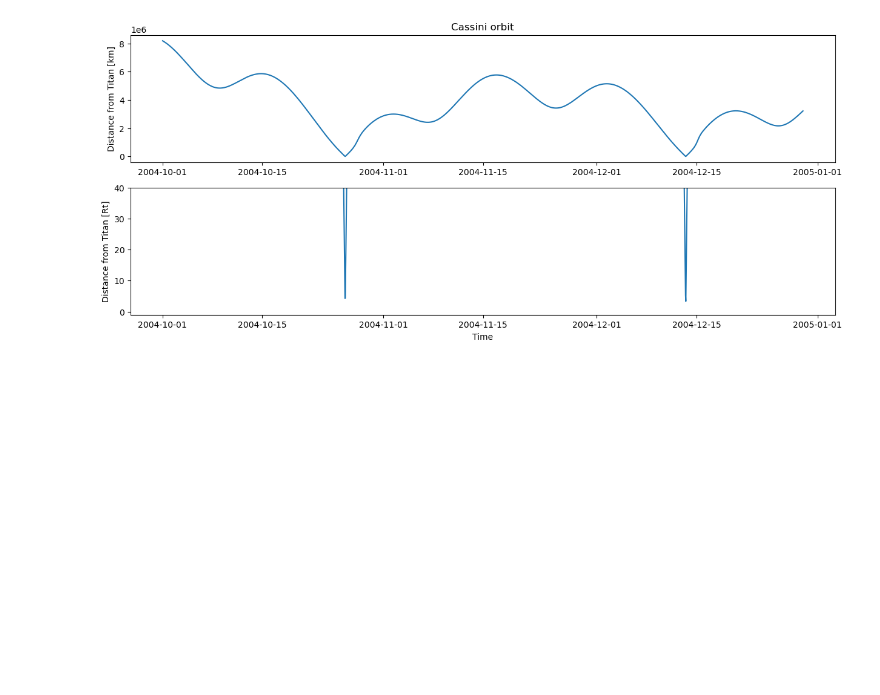
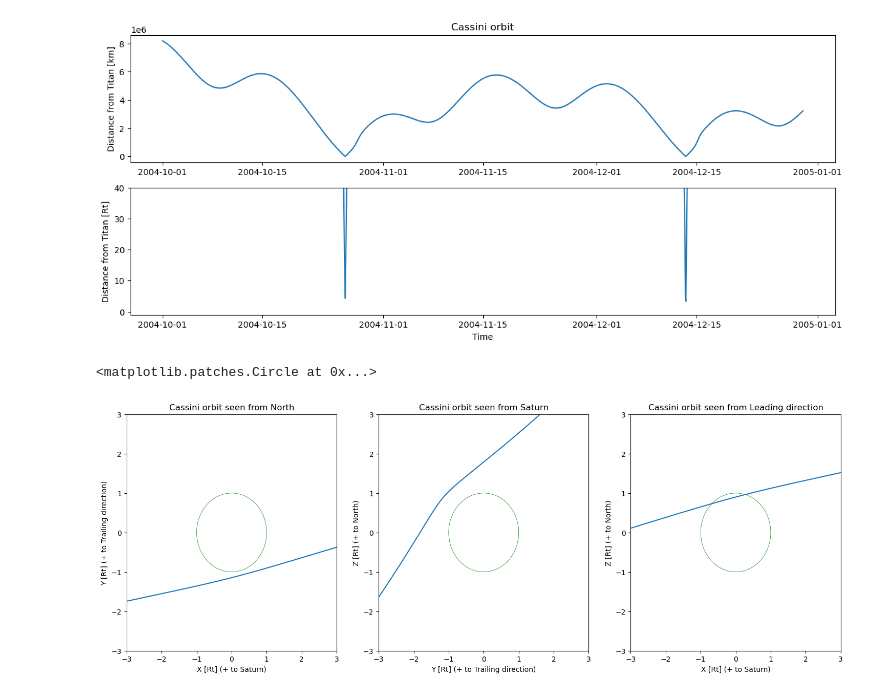
Before and after one commit to tsuchiya-f/spice_orb, a Jupyter notebook: code/plot_cassini_orb.ipynb, the cells around one changed output. Drawn from its saved outputs; the diff is of its cells as text; code cells hidden in the pictures; blank space fills up the shorter version.

Commit message:
update CASSINI plot

```diff
--- a/code/plot_cassini_orb.ipynb
+++ b/code/plot_cassini_orb.ipynb
@@ -91,3 +93,50 @@ ax2.set_ylim([-1.0,40.0])
 # %% [output]
 (-1.0, 40.0)
 [figure]
+# %%
+# set date/time
+utctim = '2004-10-20T00:00:30'    # start date/time
+dt = 60            # time step [second]
+nd = 60*24*10      # number of data
+et_ex = spice.str2et(utctim)        # seconds
+et = et_ex + dt * np.arange(0, nd)
+
+# calculate target position with spice
+x, y, z, r, lat, lon = my_lib.get_pos_xref(
+    et, ref='IAU_SATURN', tar='CASSINI', org='TITAN', x_ref='SATURN', corr='LT+S')
+# %%
+#plot
+ascale = 3.0
+
+fig, (ax1, ax2, ax3) = plt.subplots(
+    1, 3, figsize=(18.0, 6.0))
+
+ax1.plot(x/titan_km, y/titan_km)
+ax1.set_title('Cassini orbit seen from North')
+ax1.set_xlabel('X [Rt] (+ to Saturn)')
+ax1.set_ylabel('Y [Rt] (+ to Trailing direction)')
+ax1.set_xlim([-ascale,ascale])
+ax1.set_ylim([-ascale,ascale])
+ct = patches.Circle( xy=(0,0), radius=1.0, edgecolor='green', facecolor='none', linewidth=0.5)
+ax1.add_patch(ct)
+
+ax2.plot(y/titan_km, z/titan_km)
+ax2.set_title('Cassini orbit seen from Saturn')
+ax2.set_xlabel('Y [Rt] (+ to Trailing direction)')
+ax2.set_ylabel('Z [Rt] (+ to North)')
+ax2.set_xlim([-ascale,ascale])
+ax2.set_ylim([-ascale,ascale])
+ct = patches.Circle( xy=(0,0), radius=1.0, edgecolor='green', facecolor='none', linewidth=0.5)
+ax2.add_patch(ct)
+
+ax3.plot(x/titan_km, z/titan_km)
+ax3.set_title('Cassini orbit seen from Leading direction')
+ax3.set_xlabel('X [Rt] (+ to Saturn)')
+ax3.set_ylabel('Z [Rt] (+ to North)')
+ax3.set_xlim([-ascale,ascale])
+ax3.set_ylim([-ascale,ascale])
+ct = patches.Circle( xy=(0,0), radius=1.0, edgecolor='green', facecolor='none', linewidth=0.5)
+ax3.add_patch(ct)
+# %% [output]
+<matplotlib.patches.Circle at 0x...>
+[figure, added]
```
Also changed, not shown: parts of 1 cell of this notebook.
